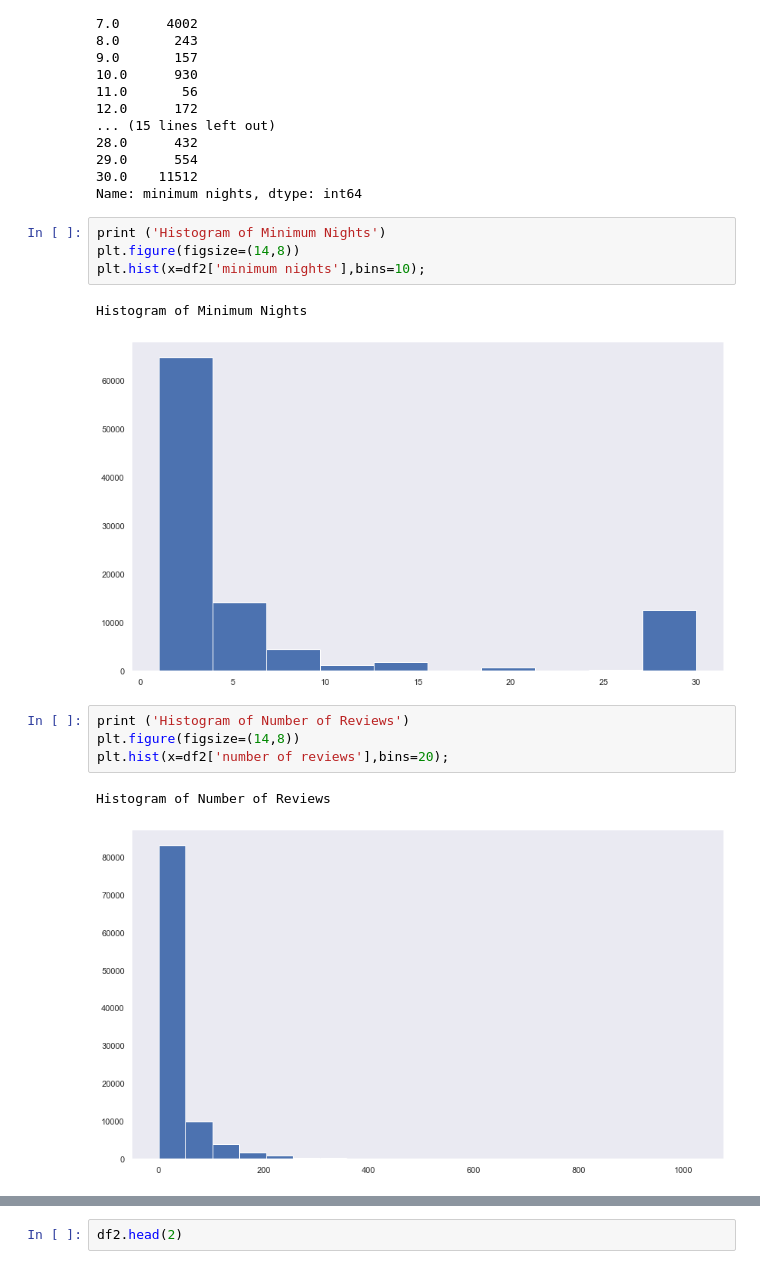
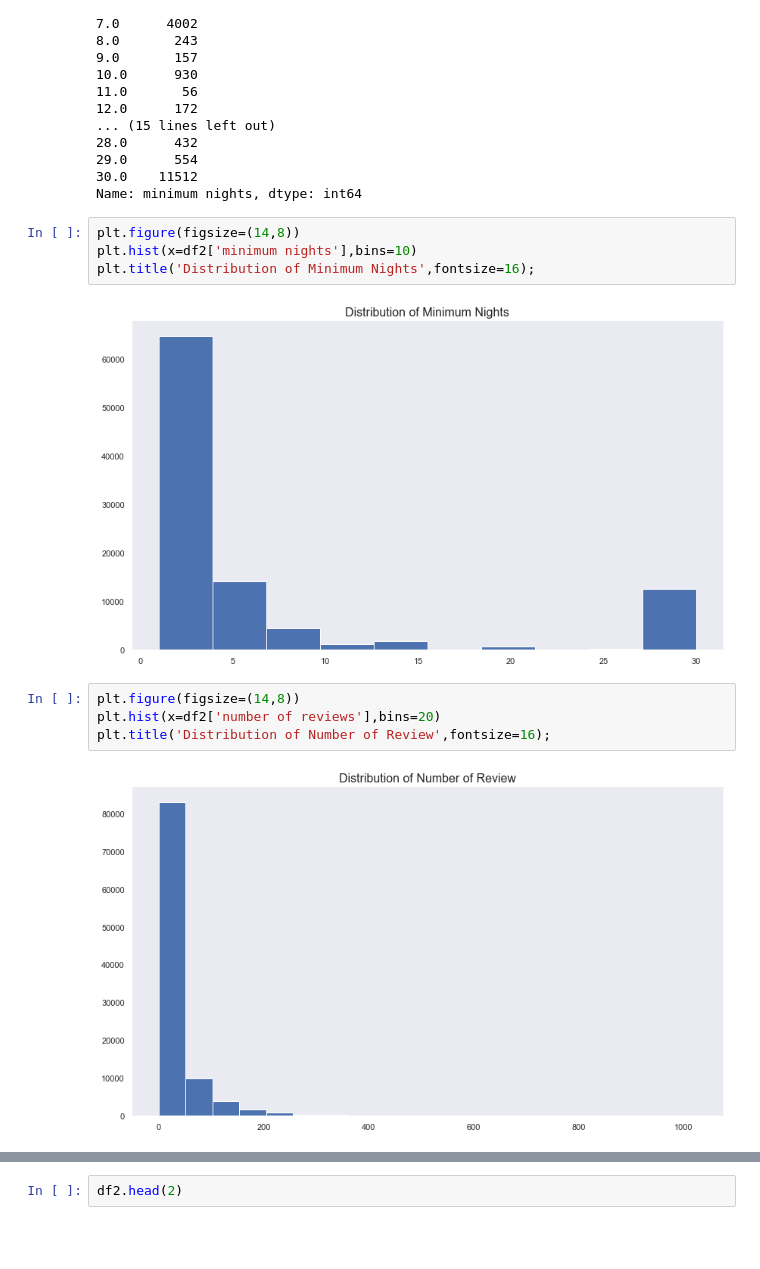
Before and after one commit to adalal80/AirBnB_EDA, a Jupyter notebook: AirBnB.ipynb, the cells around one changed output, grey strips where cells are left out. Drawn from its saved outputs; the diff is of its cells as text; blank space fills up the shorter version.

```diff
--- a/AirBnB.ipynb
+++ b/AirBnB.ipynb
@@ -331,16 +334,14 @@ df2['minimum nights'].value_counts().sort_index()
 30.0    11512
 Name: minimum nights, dtype: int64
 # %%
-print ('Histogram of Minimum Nights')
 plt.figure(figsize=(14,8))
-plt.hist(x=df2['minimum nights'],bins=10);
+plt.hist(x=df2['minimum nights'],bins=10)
+plt.title('Distribution of Minimum Nights',fontsize=16);
 # %% [output]
-Histogram of Minimum Nights
-[figure, old version]
+[figure, new version]
 # %%
-print ('Histogram of Number of Reviews')
 plt.figure(figsize=(14,8))
-plt.hist(x=df2['number of reviews'],bins=20);
+plt.hist(x=df2['number of reviews'],bins=20)
+plt.title('Distribution of Number of Review',fontsize=16);
 # %% [output]
-Histogram of Number of Reviews
-[figure, old version]
+[figure, new version]
```
Also changed, not shown: parts of 4 cells of this notebook.
